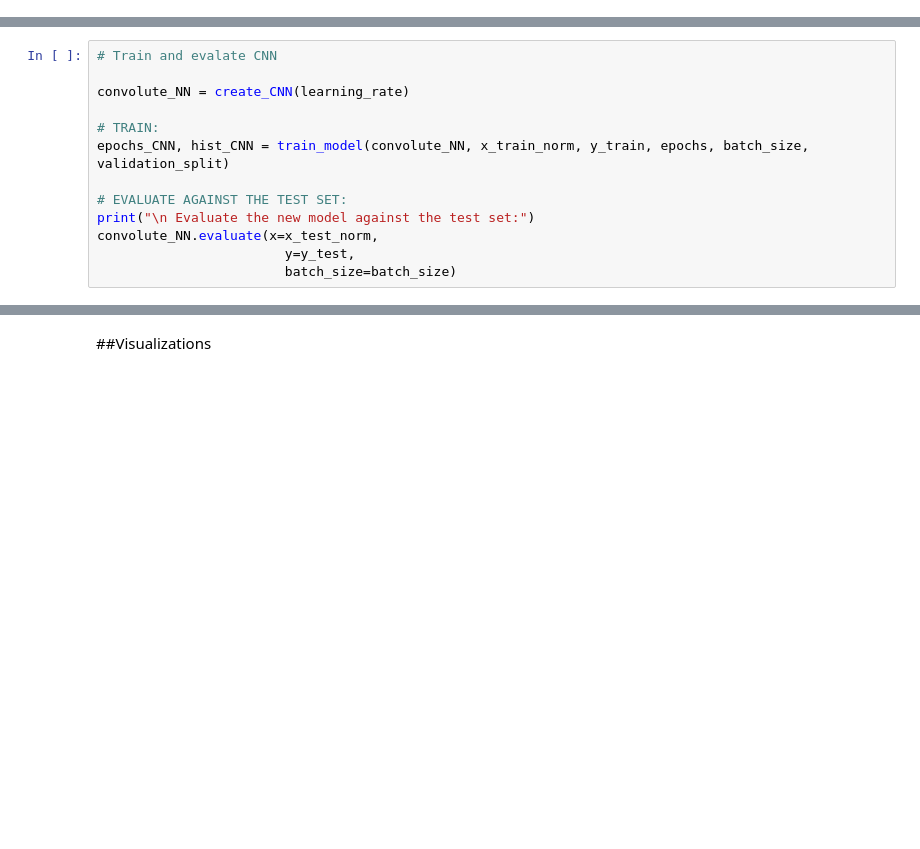
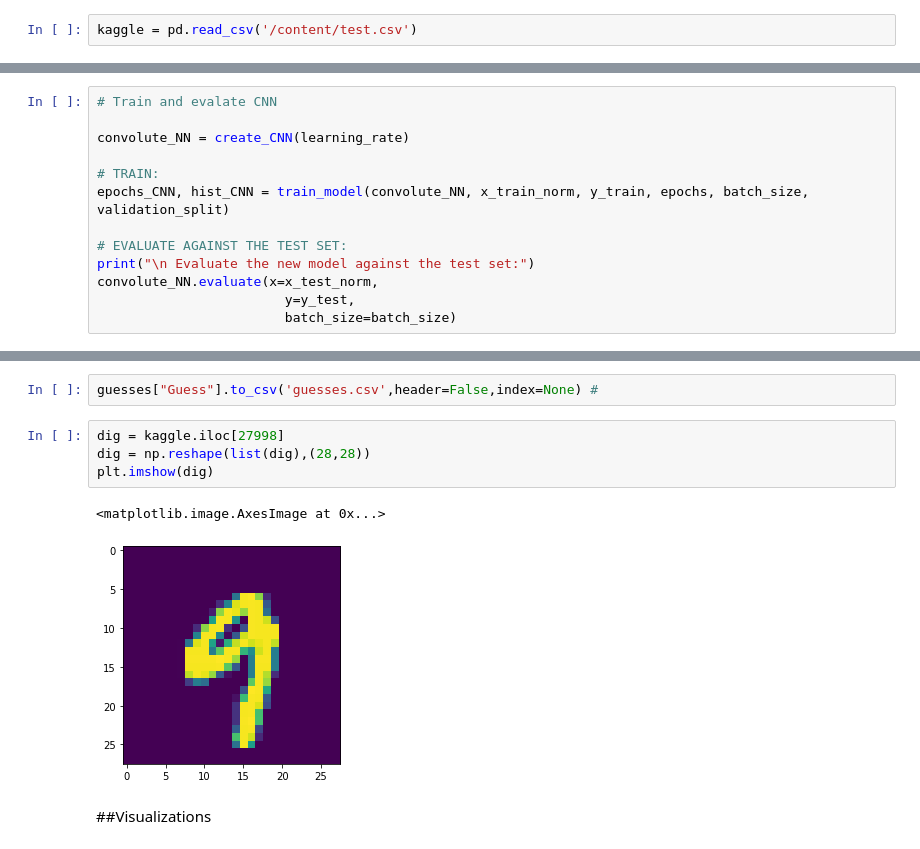
Before and after one commit to davidabelin/kaggle-files, a Jupyter notebook: digit-recognizer/digiteer.ipynb, the cells around one changed output, grey strips where cells are left out. Drawn from its saved outputs; the diff is of its cells as text; blank space fills up the shorter version.

```diff
--- a/digit-recognizer/digiteer.ipynb
+++ b/digit-recognizer/digiteer.ipynb
@@ -45,2 +51,4 @@ print("Loaded modules.")
 #print("Loaded the train and test sets.")
+# %%
+kaggle = pd.read_csv('/content/test.csv')
 # %%
@@ -139,3 +178,12 @@ convolute_NN.evaluate(x=x_test_norm,
+# %%
+guesses["Guess"].to_csv('guesses.csv',header=False,index=None) #
+# %%
+dig = kaggle.iloc[27998]
+dig = np.reshape(list(dig),(28,28))
+plt.imshow(dig)
+# %% [output]
+<matplotlib.image.AxesImage at 0x...>
+[figure, added]
 # %% [markdown]
 ##Visualizations
 # %%
```
Also changed, not shown: parts of 17 cells of this notebook, 6 other files.
